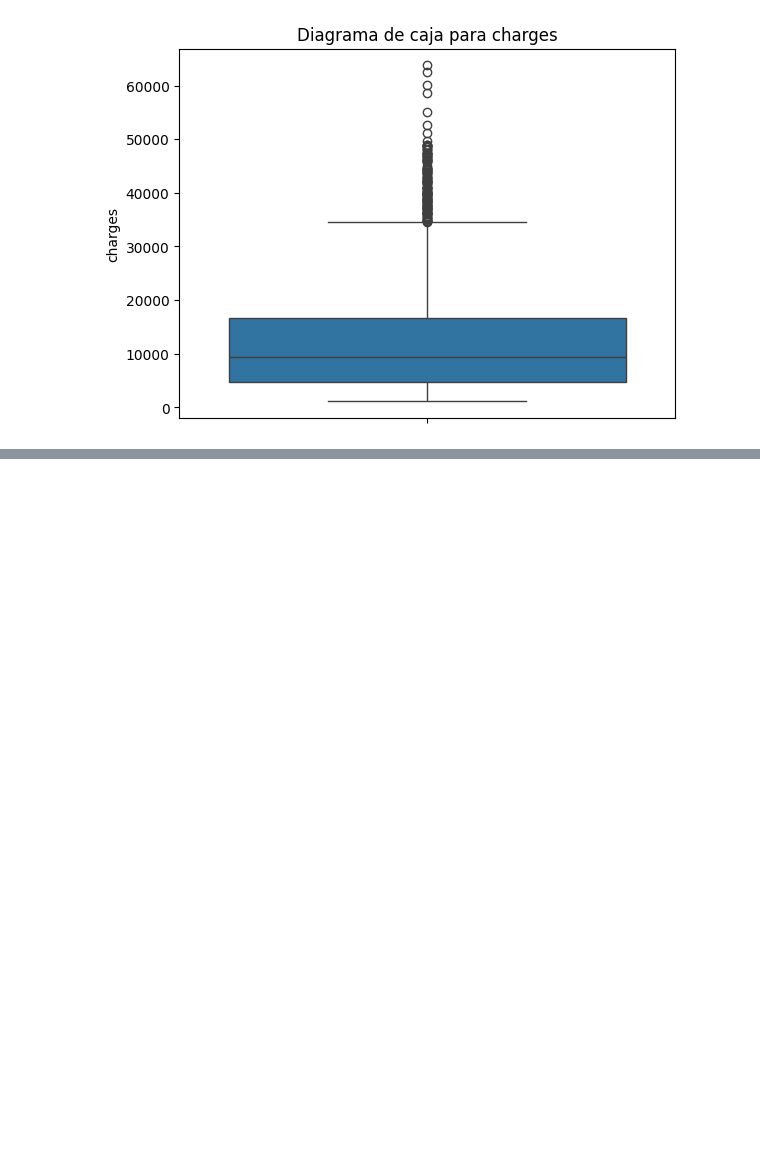
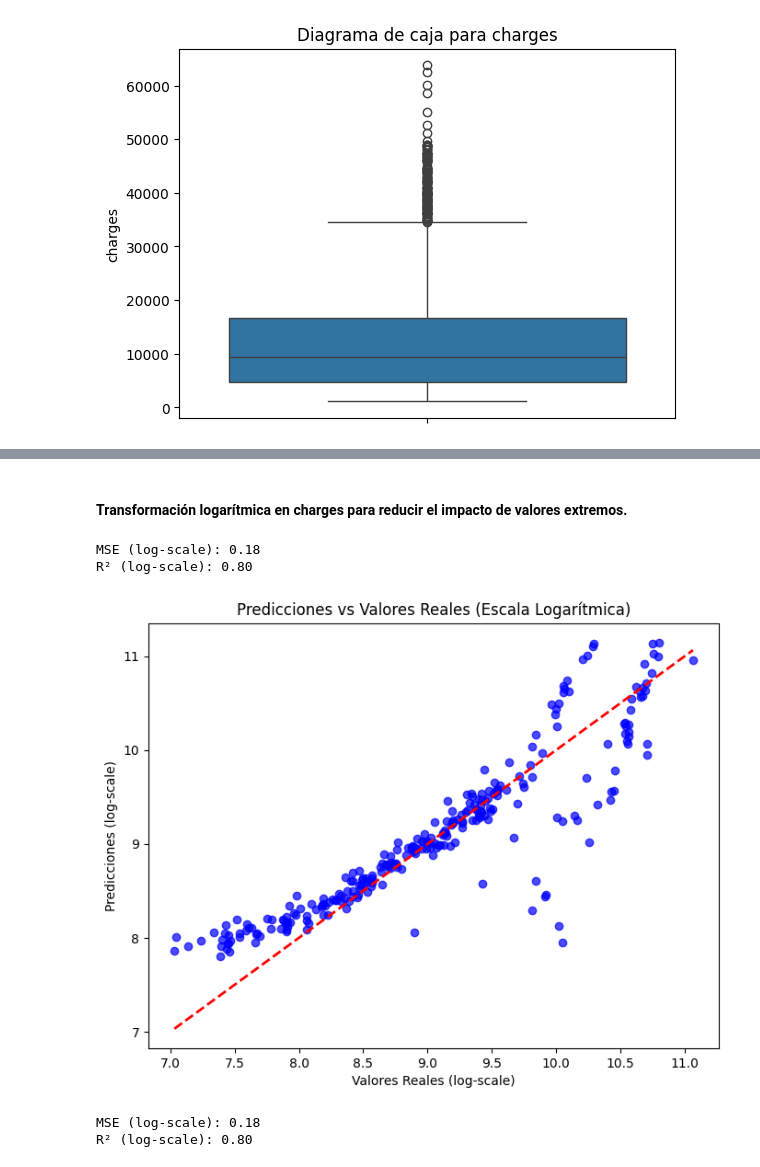
Before and after one commit to 4GeeksAcademy/machine-learning-regresion-lineal, a Jupyter notebook: src/explore.ipynb, the cells around one changed output, grey strips where cells are left out. Drawn from its saved outputs; the diff is of its cells as text; code cells hidden in the pictures; blank space fills up the shorter version.

```diff
--- a/src/explore.ipynb
+++ b/src/explore.ipynb
@@ -165,0 +443,38 @@ print(bmi_outliers_summary)
+# %% [markdown]
+#### Transformación logarítmica en charges para reducir el impacto de valores extremos.
+# %%
+# Transformar charges
+y_log = np.log1p(y)  # log(1 + charges)
+
+# Dividir los datos de nuevo
+X_train, X_test, y_train, y_test = train_test_split(X, y_log, test_size=0.2, random_state=42)
+
+# Entrenar el modelo nuevamente
+model.fit(X_train, y_train)
+y_pred_log = model.predict(X_test)
+
+# Evaluar en escala logarítmica
+mse_log = mean_squared_error(y_test, y_pred_log)
+r2_log = r2_score(y_test, y_pred_log)
+
+print(f"MSE (log-scale): {mse_log:.2f}")
+print(f"R² (log-scale): {r2_log:.2f}")
+# %% [output]
+MSE (log-scale): 0.18
+R² (log-scale): 0.80
+# %%
+# Graficar Predicciones vs Valores Reales (en escala logarítmica)
+plt.figure(figsize=(8, 6))
+plt.scatter(y_test, y_pred_log, alpha=0.7, color='blue')
+plt.plot([y_test.min(), y_test.max()], [y_test.min(), y_test.max()], 'r--', lw=2)
+plt.title("Predicciones vs Valores Reales (Escala Logarítmica)")
+plt.xlabel("Valores Reales (log-scale)")
+plt.ylabel("Predicciones (log-scale)")
+plt.show()
+
+print(f"MSE (log-scale): {mse_log:.2f}")
+print(f"R² (log-scale): {r2_log:.2f}")
+# %% [output]
+[figure, added]
+MSE (log-scale): 0.18
+R² (log-scale): 0.80
```
Also changed, not shown: parts of 49 cells of this notebook.
